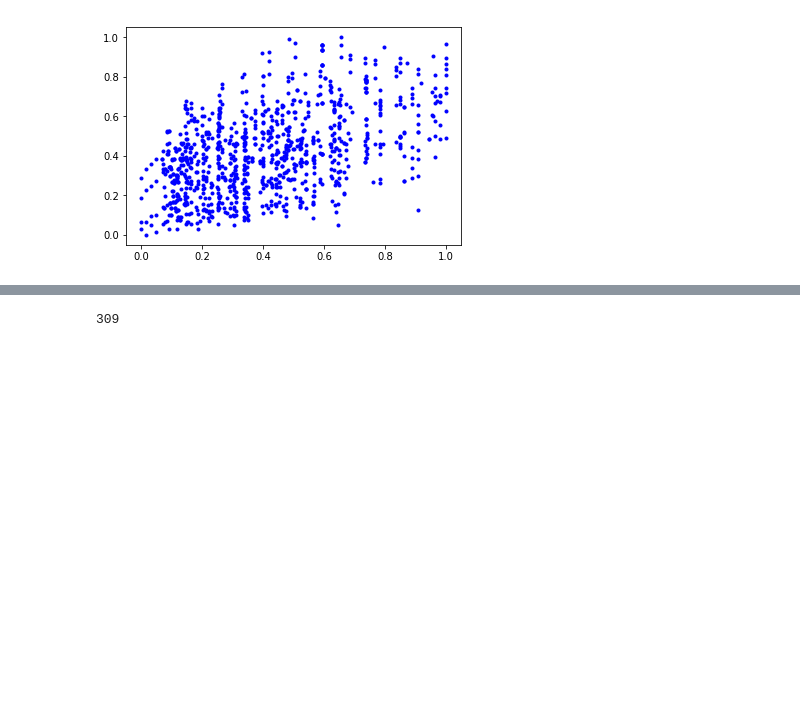
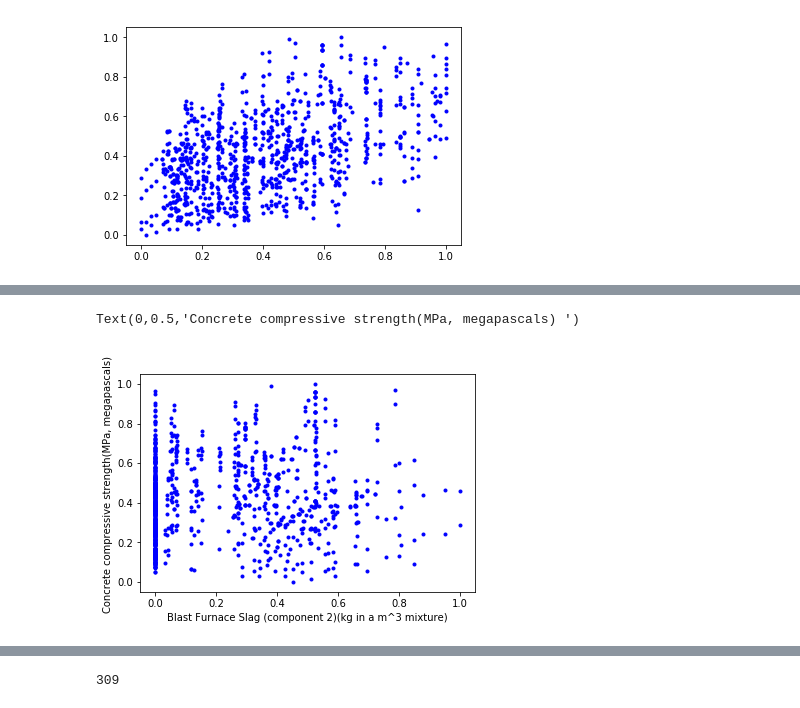
Before and after one commit to shivvignesh/Estimating-the-strength-of-concrete-mixture.-, a Jupyter notebook: compressive strength of Concrete .ipynb, the cells around one changed output, grey strips where cells are left out. Cells and saved outputs as stored; diff of their text form; code cells hidden in the pictures; blank space fills up the shorter version.

```diff
--- a/compressive strength of Concrete .ipynb
+++ b/compressive strength of Concrete .ipynb
@@ -139,0 +100,7 @@ plt.plot(x7,y,"b.")
+# %%
+plt.plot(x2,y,"b.")
+plt.xlabel('Blast Furnace Slag (component 2)(kg in a m^3 mixture)')
+plt.ylabel('Concrete compressive strength(MPa, megapascals) ')
+# %% [output]
+Text(0,0.5,'Concrete compressive strength(MPa, megapascals) ')
+[figure, added]
```
Also changed, not shown: parts of 15 cells of this notebook.
